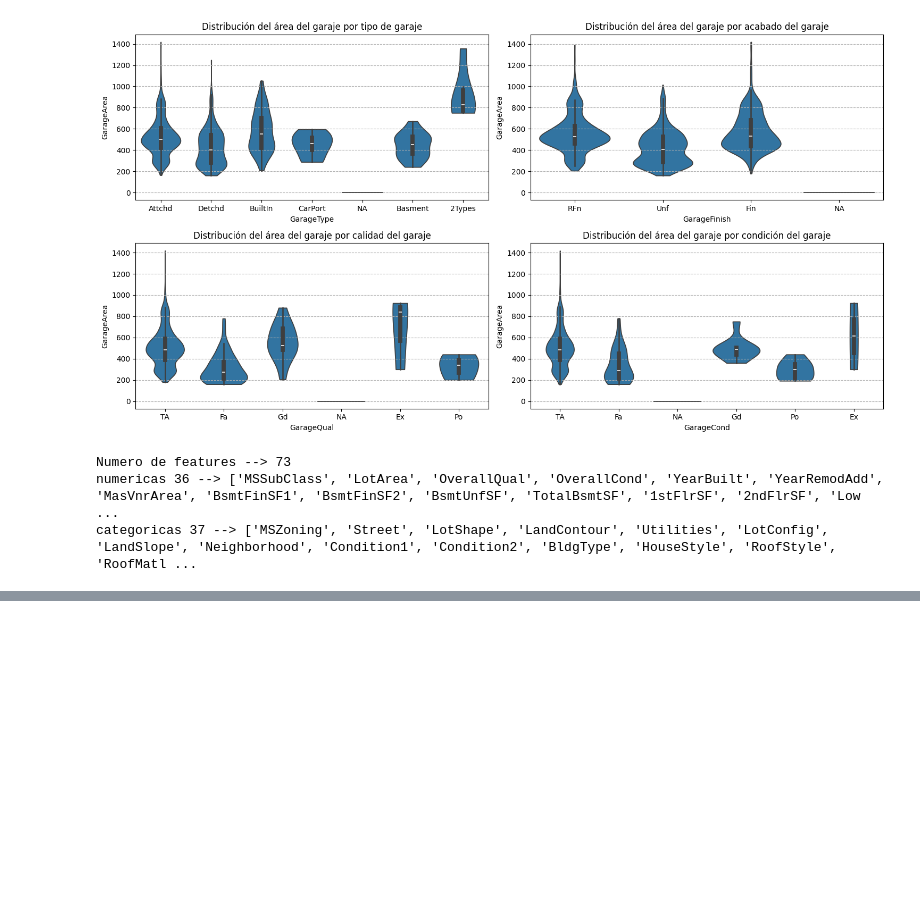
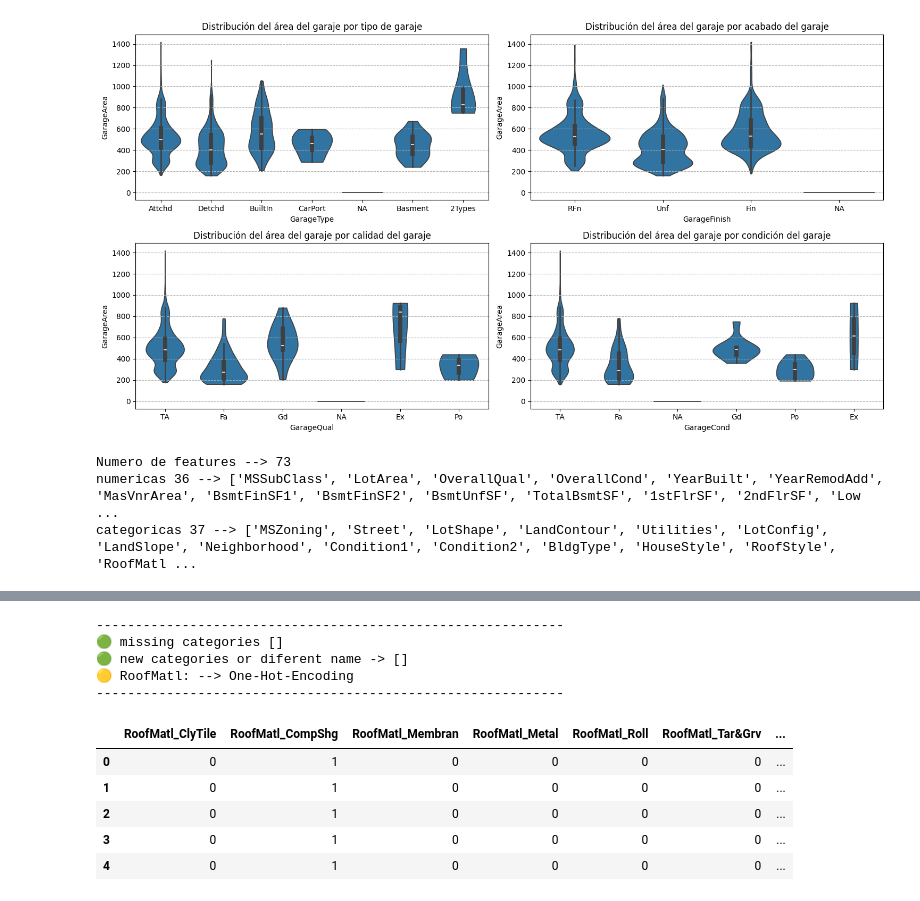
Before and after one commit to Albe036/ML-house-prices, a Jupyter notebook: notebooks/eda_01.ipynb, the cells around one changed output, grey strips where cells are left out. Cells and saved outputs as stored; diff of their text form; code cells hidden in the pictures; blank space fills up the shorter version.

```diff
--- a/notebooks/eda_01.ipynb
+++ b/notebooks/eda_01.ipynb
@@ -372,0 +644,31 @@ Name: SalePrice, dtype: float64
+# %%
+#RoofMatl : Material del techo.
+print('---'*20)
+roofmatl_cat_all = [ "ClyTile", "CompShg", "Membran", "Metal", "Roll", "Tar&Grv", "WdShake", "WdShngl"]
+roofmatl_cat_train = df_train['RoofMatl'].unique().tolist()
+missing_cats = list(set(roofmatl_cat_all) - set(roofmatl_cat_train))
+print(f'{"🟢" if len(missing_cats) == 0 else "🔴"} missing categories {missing_cats}')
+
+roofmatl_new_cat = df_train[~df_train['RoofMatl'].isin(roofmatl_cat_all)]
+roofmatl_new_cat = roofmatl_new_cat['RoofMatl'].unique().tolist()
+print(f'{"🟢" if len(roofmatl_new_cat) == 0 else "🔴"} new categories or diferent name -> {roofmatl_new_cat}')
+#No se tiene un orden definido en las categorias
+#Pocas categorias
+#Visto que las categorias no tienen un orden definido, se procede a hacer one-hot-encoding
+print('🟡 RoofMatl: --> One-Hot-Encoding')
+print('---'*20)
+
+ohe_roofmatl = pd.get_dummies(df_train['RoofMatl'], prefix='RoofMatl', dtype=int)
+display(ohe_roofmatl.head())
+# %% [output]
+------------------------------------------------------------
+🟢 missing categories []
+🟢 new categories or diferent name -> []
+🟡 RoofMatl: --> One-Hot-Encoding
+------------------------------------------------------------
+|  | RoofMatl_ClyTile | RoofMatl_CompShg | RoofMatl_Membran | RoofMatl_Metal | RoofMatl_Roll | RoofMatl_Tar&Grv | ... |
+| 0 | 0 | 1 | 0 | 0 | 0 | 0 | ... |
+| 1 | 0 | 1 | 0 | 0 | 0 | 0 | ... |
+| 2 | 0 | 1 | 0 | 0 | 0 | 0 | ... |
+| 3 | 0 | 1 | 0 | 0 | 0 | 0 | ... |
+| 4 | 0 | 1 | 0 | 0 | 0 | 0 | ... |
```
Also changed, not shown: parts of 20 cells of this notebook, 1 other file.
